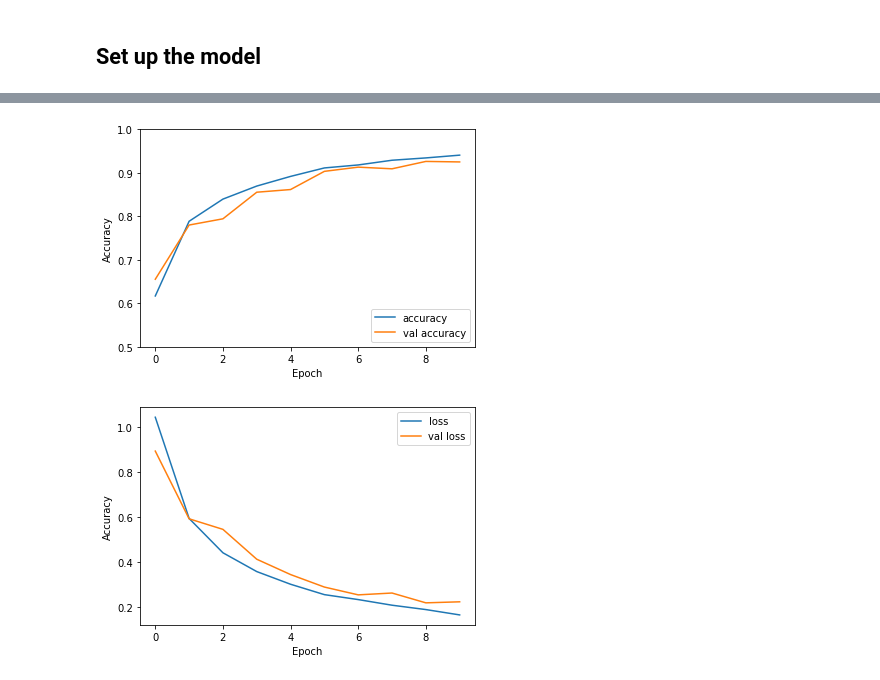
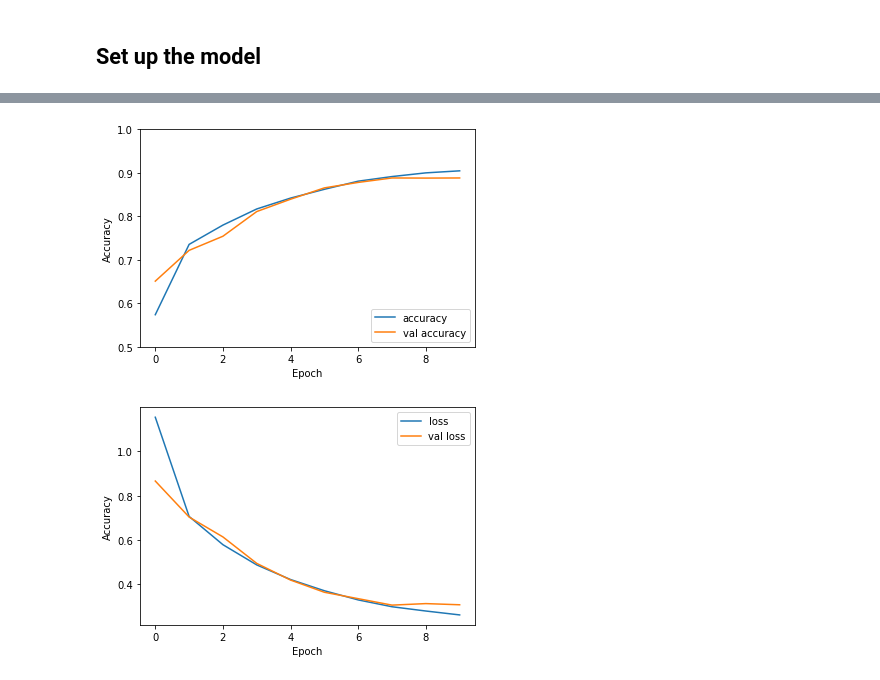
Before and after one commit to UncleSamulus/blood-cells-classifier, a Jupyter notebook: bloodcellclassifier.ipynb, the cells around one changed output, grey strips where cells are left out. Drawn from its saved outputs; the diff is of its cells as text; code cells hidden in the pictures.

```diff
--- a/bloodcellclassifier.ipynb
+++ b/bloodcellclassifier.ipynb
@@ -14,8 +15,8 @@ NUM_CLASSES = len(CLASS_NAMES)
 # %%
 batch_size = 32
 epochs = 10
-img_height = 60
-img_width = 60
+img_height = 32
+img_width = 32
 # %%
 # Import image dataset
 train_ds = tf.keras.utils.image_dataset_from_directory(
@@ -37,8 +38,8 @@ val_ds = tf.keras.utils.image_dataset_from_directory(
 
 # Dataset autotune
 AUTOTUNE = tf.data.AUTOTUNE
-train_ds = train_ds.cache().prefetch(buffer_size=AUTOTUNE)
-val_ds = val_ds.cache().prefetch(buffer_size=AUTOTUNE)
+train_ds_tuned = train_ds.cache().prefetch(buffer_size=AUTOTUNE)
+val_ds_tuned = val_ds.cache().prefetch(buffer_size=AUTOTUNE)
 # %% [output]
 Found 17092 files belonging to 8 classes.
 Using 13674 files for training.
@@ -101,9 +103,9 @@ Trainable params: 122,952
 Non-trainable params: 0
 _________________________________________________________________
 # %%
-history = model.fit(
-  train_ds,
-  validation_data=val_ds,
+res = model.fit(
+  train_ds_tuned,
+  validation_data=val_ds_tuned,
   epochs=epochs
 )
 # %% [output]
@@ -130,17 +132,17 @@ Epoch 10/10
 # %%
-plt.plot(history.history['accuracy'], label="accuracy")
-plt.plot(history.history['val_accuracy'], label="val accuracy")
+plt.plot(res.history['accuracy'], label="accuracy")
+plt.plot(res.history['val_accuracy'], label="val accuracy")
 plt.xlabel("Epoch")
 plt.ylabel("Accuracy")
 plt.ylim([0.5, 1])
 plt.legend(loc="lower right")
 plt.show()
-plt.plot(history.history['loss'], label="loss")
-plt.plot(history.history['val_loss'], label="val loss")
+plt.plot(res.history['loss'], label="loss")
+plt.plot(res.history['val_loss'], label="val loss")
 plt.xlabel("Epoch")
 plt.ylabel("Accuracy")
 plt.legend(loc="upper right")
 plt.show()
 # %% [output]
-[figure, old version]
+[figure, new version]
-[figure, old version]
+[figure, new version]
```
Also changed, not shown: parts of 7 cells of this notebook.
